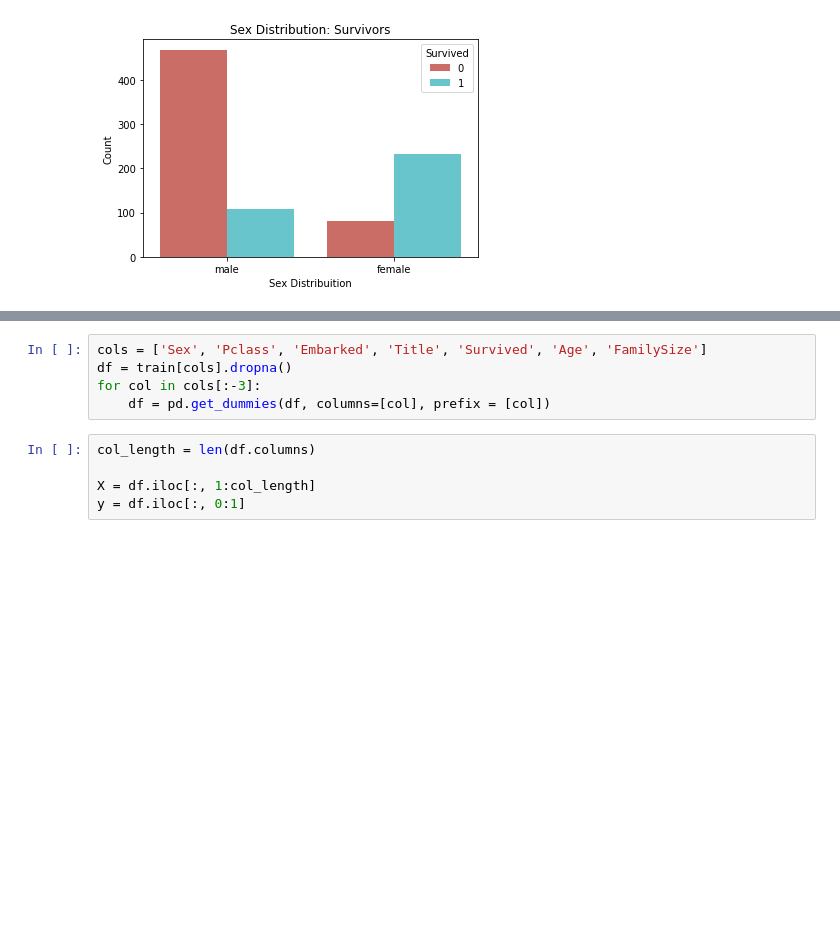
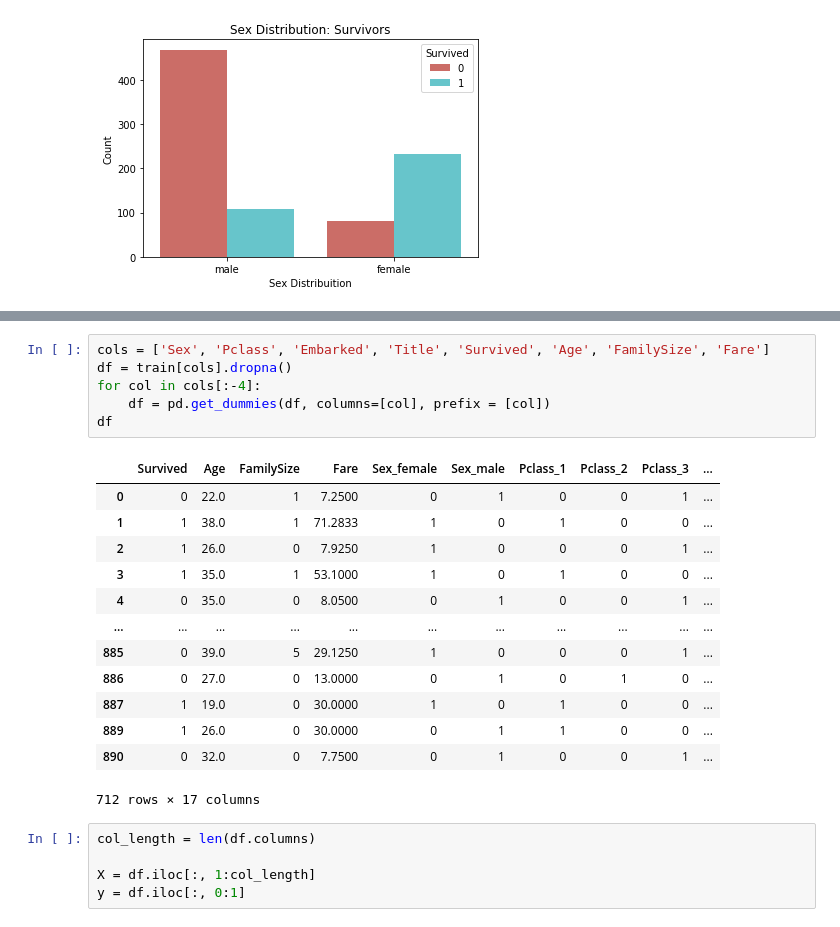
Before and after one commit to imary16/SurvivalTitanic, a Jupyter notebook: Titanic-Survival.ipynb, the cells around one changed output, grey strips where cells are left out. Saved outputs shown, nothing was run; the diff lists cells and outputs as text; blank space fills up the shorter version.

```diff
--- a/Titanic-Survival.ipynb
+++ b/Titanic-Survival.ipynb
@@ -212,8 +178,23 @@ plt.show()
 # %%
-cols = ['Sex', 'Pclass', 'Embarked', 'Title', 'Survived', 'Age', 'FamilySize']
+cols = ['Sex', 'Pclass', 'Embarked', 'Title', 'Survived', 'Age', 'FamilySize', 'Fare']
 df = train[cols].dropna()
-for col in cols[:-3]:
+for col in cols[:-4]:
     df = pd.get_dummies(df, columns=[col], prefix = [col])
+df
+# %% [output]
+|  | Survived | Age | FamilySize | Fare | Sex_female | Sex_male | Pclass_1 | Pclass_2 | Pclass_3 | ... |
+| 0 | 0 | 22.0 | 1 | 7.2500 | 0 | 1 | 0 | 0 | 1 | ... |
+| 1 | 1 | 38.0 | 1 | 71.2833 | 1 | 0 | 1 | 0 | 0 | ... |
+| 2 | 1 | 26.0 | 0 | 7.9250 | 1 | 0 | 0 | 0 | 1 | ... |
+| 3 | 1 | 35.0 | 1 | 53.1000 | 1 | 0 | 1 | 0 | 0 | ... |
+| 4 | 0 | 35.0 | 0 | 8.0500 | 0 | 1 | 0 | 0 | 1 | ... |
+| ... | ... | ... | ... | ... | ... | ... | ... | ... | ... | ... |
+| 885 | 0 | 39.0 | 5 | 29.1250 | 1 | 0 | 0 | 0 | 1 | ... |
+| 886 | 0 | 27.0 | 0 | 13.0000 | 0 | 1 | 0 | 1 | 0 | ... |
+| 887 | 1 | 19.0 | 0 | 30.0000 | 1 | 0 | 1 | 0 | 0 | ... |
+| 889 | 1 | 26.0 | 0 | 30.0000 | 0 | 1 | 1 | 0 | 0 | ... |
+| 890 | 0 | 32.0 | 0 | 7.7500 | 0 | 1 | 0 | 0 | 1 | ... |
+712 rows × 17 columns
 # %%
 col_length = len(df.columns)
 
```
Also changed, not shown: parts of 15 cells of this notebook, 1 other file.
